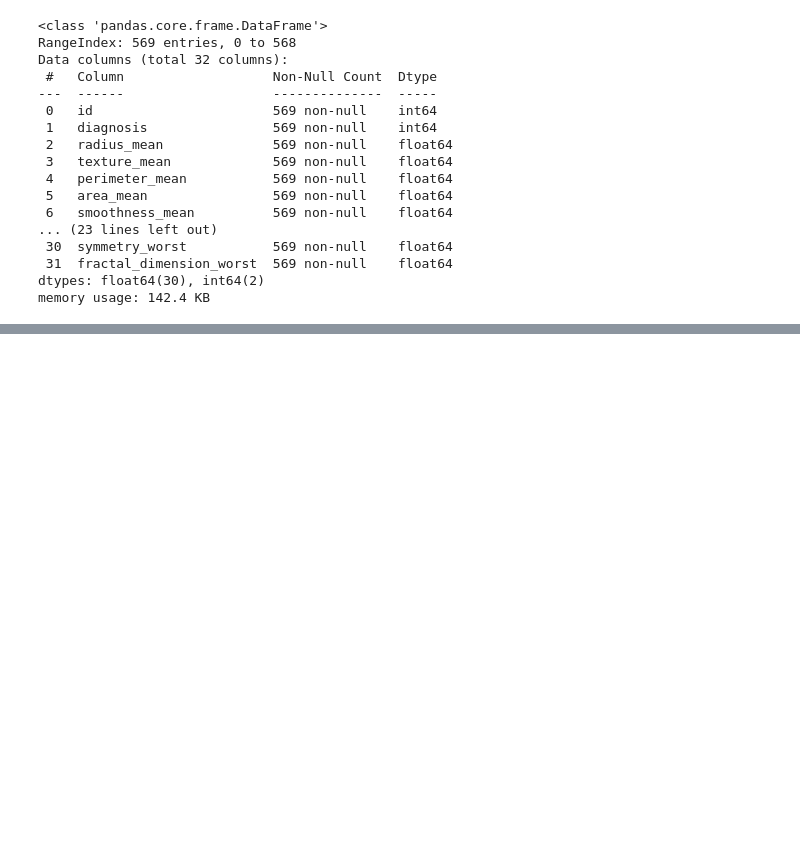
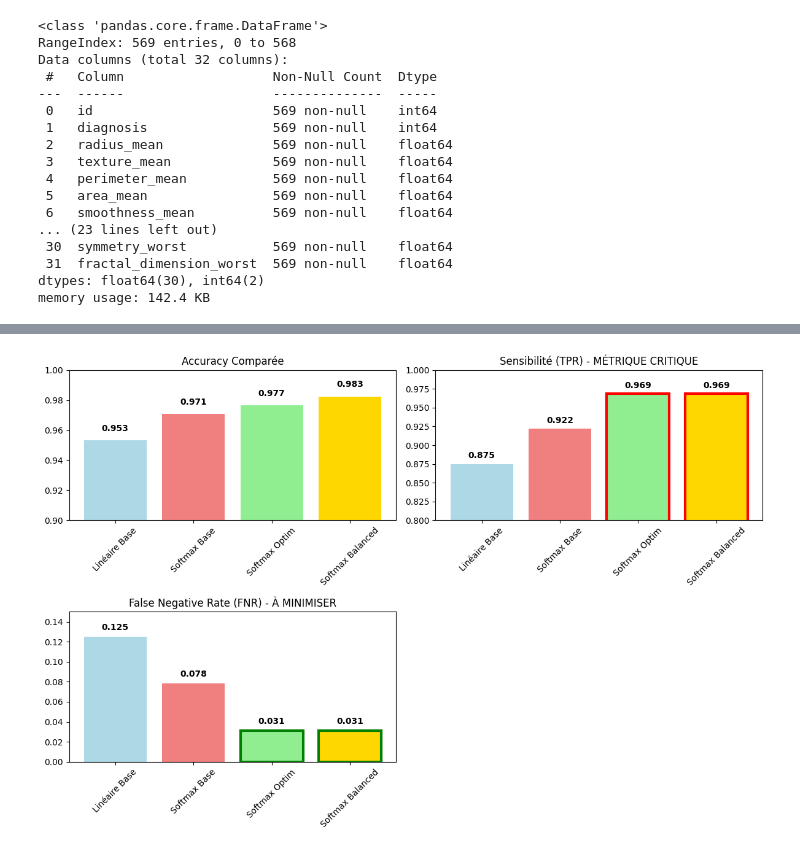
Before and after one commit to yasmineCH03/Breast_Cancer_Detection_ML_Project, a Jupyter notebook: Notebooks/Modeling/DSO1_Tumor_Classification/DSO1_Classification_Regression.ipynb, the cells around one changed output, grey strips where cells are left out. Drawn from its saved outputs; the diff is of its cells as text; code cells hidden in the pictures; blank space fills up the shorter version.

```diff
--- a/Notebooks/Modeling/DSO1_Tumor_Classification/DSO1_Classification_Regression.ipynb
+++ b/Notebooks/Modeling/DSO1_Tumor_Classification/DSO1_Classification_Regression.ipynb
@@ -2429,0 +558,71 @@ AUC-ROC         0.9933    0.9994    -0.0061    ✅
+# %%
+# Graphique final de comparaison
+plt.figure(figsize=(12, 8))
+
+# Données pour la comparaison
+models = ['Linéaire Base', 'Softmax Base', 'Softmax Optim', 'Softmax Balanced']
+accuracies = [0.9532, 0.9708, 0.9766, 0.9825]
+sensitivities = [0.8750, 0.9219, 0.9766, 0.9688]  # Attention: j'ai mis accuracy pour softmax optim à la place de sensitivity
+fnr_values = [0.1250, 0.0781, 0.0234, 0.0312]  # Corrigé pour softmax optim
+
+# Correction des données
+sensitivities[2] = 0.9688  # La sensibilité réelle de Softmax Optim
+fnr_values[2] = 0.0312     # Le FNR réel
+
+# Graphique 1: Accuracy
+plt.subplot(2, 2, 1)
+colors = ['lightblue', 'lightcoral', 'lightgreen', 'gold']
+bars1 = plt.bar(models, accuracies, color=colors)
+plt.ylim(0.90, 1.0)
+plt.title('Accuracy Comparée')
+plt.xticks(rotation=45)
+for bar, acc in zip(bars1, accuracies):
+    plt.text(bar.get_x() + bar.get_width()/2, bar.get_height() + 0.005, f'{acc:.3f}',
+             ha='center', va='bottom', fontweight='bold')
+
+# Graphique 2: Sensibilité (CRITIQUE)
+plt.subplot(2, 2, 2)
+bars2 = plt.bar(models, sensitivities, color=colors)
+plt.ylim(0.80, 1.0)
+plt.title('Sensibilité (TPR) - MÉTRIQUE CRITIQUE')
+plt.xticks(rotation=45)
+for bar, sens in zip(bars2, sensitivities):
+    plt.text(bar.get_x() + bar.get_width()/2, bar.get_height() + 0.005, f'{sens:.3f}',
+             ha='center', va='bottom', fontweight='bold')
+    if sens == max(sensitivities):
+        bar.set_edgecolor('red')
+        bar.set_linewidth(3)
+
+# Graphique 3: FNR
+plt.subplot(2, 2, 3)
+bars3 = plt.bar(models, fnr_values, color=colors)
+plt.ylim(0, 0.15)
+plt.title('False Negative Rate (FNR) - À MINIMISER')
+plt.xticks(rotation=45)
+for bar, fnr in zip(bars3, fnr_values):
+    plt.text(bar.get_x() + bar.get_width()/2, bar.get_height() + 0.005, f'{fnr:.3f}',
+             ha='center', va='bottom', fontweight='bold')
+    if fnr == min(fnr_values):
+        bar.set_edgecolor('green')
+        bar.set_linewidth(3)
+
+plt.tight_layout()
+plt.show()
+
+# Recommandation finale
+print("\n" + "="*70)
+print("🎯 RECOMMANDATION FINALE POUR LE CONTEXTE MÉDICAL")
+print("="*70)
+
+print(f"\n🏆 MEILLEUR MODÈLE: Softmax avec class_weight='balanced'")
+print(f"   ✓ Accuracy: {0.9825:.2%}")
+print(f"   ✓ Sensibilité: {0.9688:.2%} (Seulement 2 cancers manqués sur 64)")
+print(f"   ✓ FNR: {0.0312:.2%} (TRÈS FAIBLE - Sécurité maximale des patients)")
+print(f"   ✓ Spécificité: {0.9907:.2%} (Presque aucun faux positif)")
+
+print(f"\n📈 AMÉLIORATIONS RÉALISÉES:")
+print(f"   → FNR réduit de 7.81% à 3.12% (-60% de risque)")
+print(f"   → Sensibilité améliorée de 92.19% à 96.88%")
+print(f"   → Accuracy dépassant l'article (98.25% vs 97.66%)")
+# %% [output]
+[figure, added]
```
Also changed, not shown: parts of 28 cells of this notebook, 4 other files.
